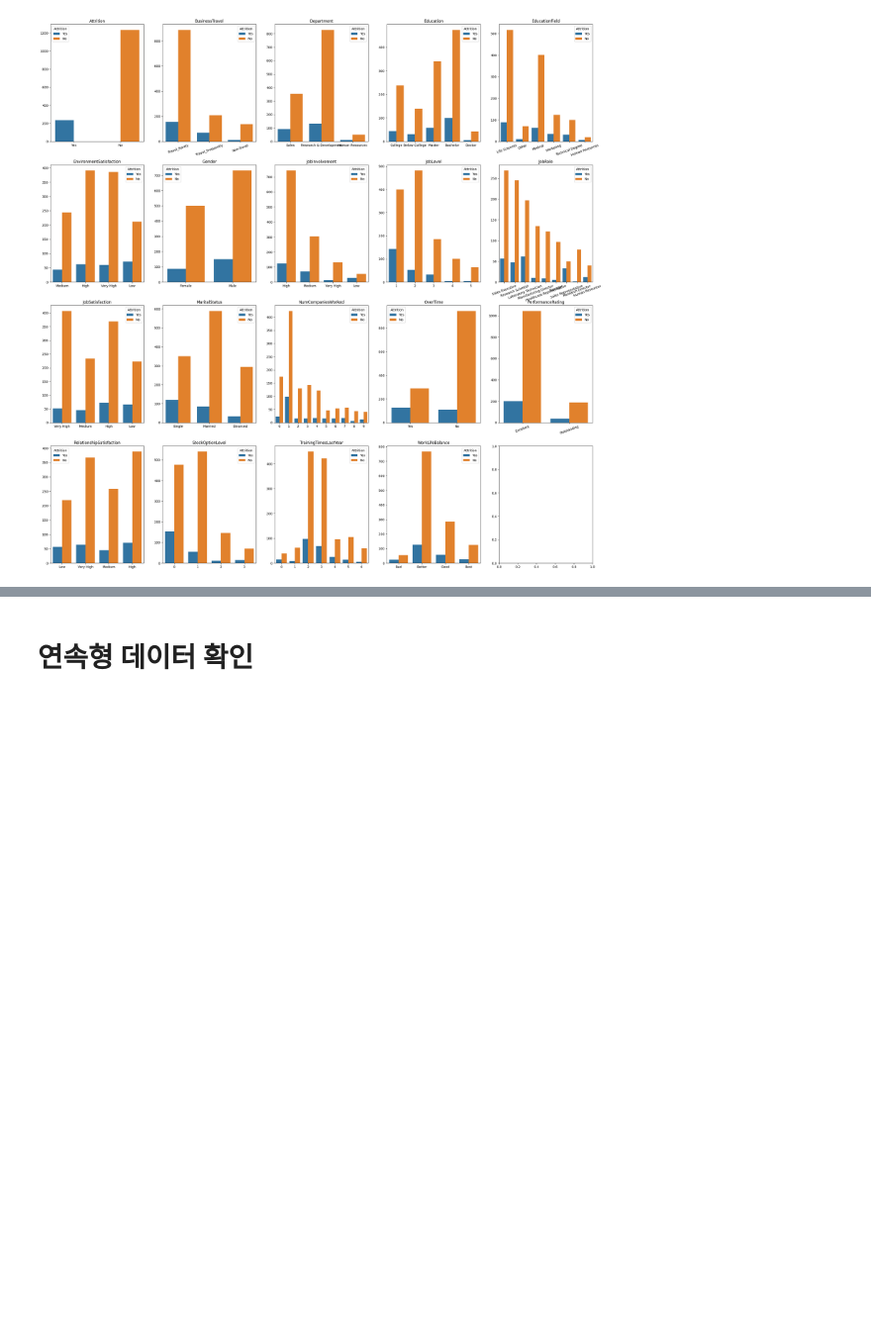
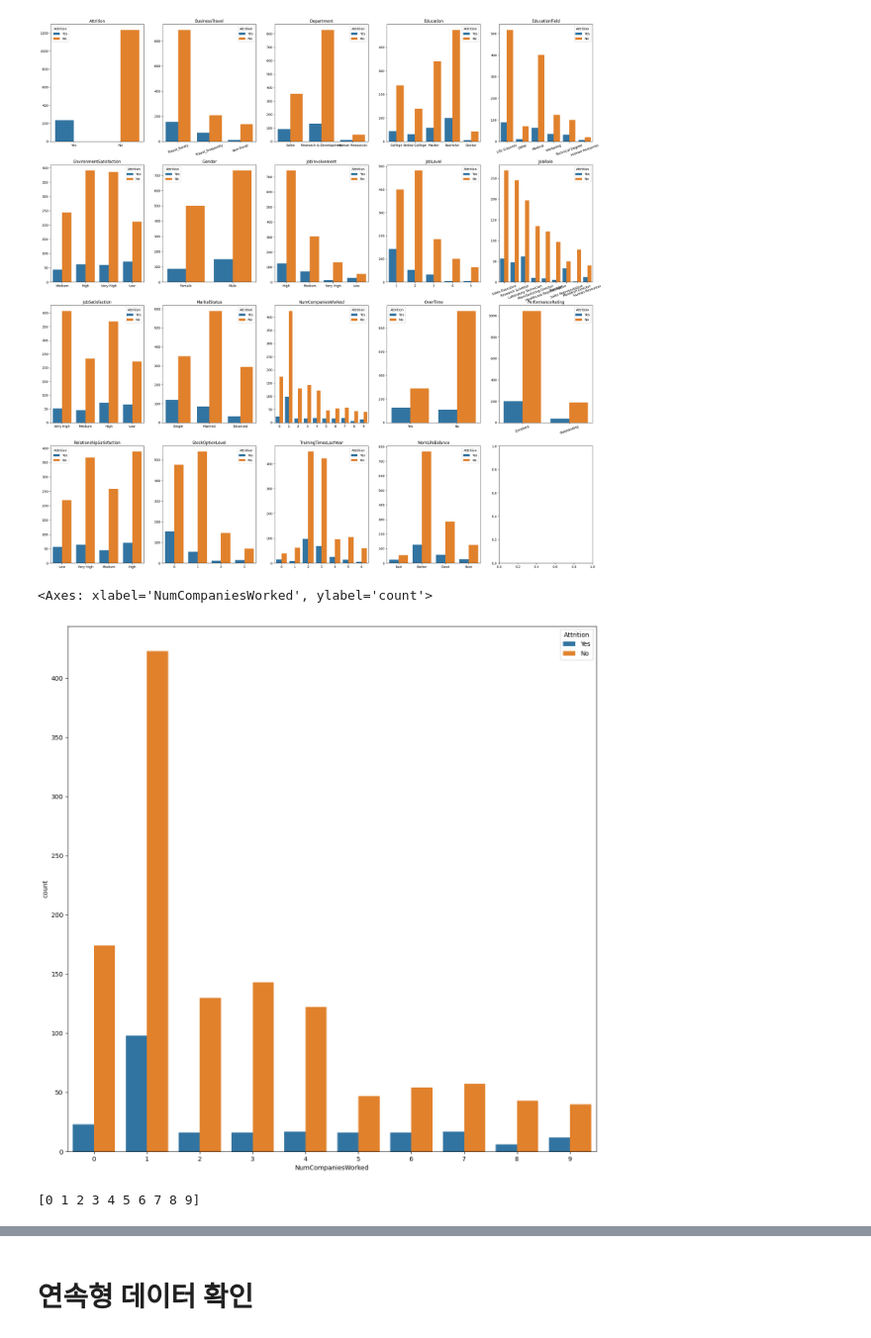
Before and after one commit to Indigo-Coder-github/23_1_Database, a Jupyter notebook: data_visualization.ipynb, the cells around one changed output, grey strips where cells are left out. Shown at 99% size. Saved outputs shown, nothing was run; the diff lists cells and outputs as text; code cells hidden in the pictures; blank space fills up the shorter version.

Commit message:
data engineering

```diff
--- a/data_visualization.ipynb
+++ b/data_visualization.ipynb
@@ -190,6 +191,17 @@ for i in range(len(cate_data.columns)):
         ax[i].tick_params(axis='x', labelrotation=20)
 # %% [output]
 [figure]
+# %%
+fig = plt.figure(figsize=(15, 15))
+
+sns.countplot(x = data['NumCompaniesWorked'], hue='Attrition', data=data)
+# %% [output]
+<Axes: xlabel='NumCompaniesWorked', ylabel='count'>
+[figure, added]
+# %%
+print(np.sort(data['NumCompaniesWorked'].unique()))
+# %% [output]
+[0 1 2 3 4 5 6 7 8 9]
 # %%
 fig, ax = plt.subplots(4, 5, figsize=(30, 30))
 ax = ax.flatten()
```
Also changed, not shown: parts of 8 cells of this notebook, 2 other files.
